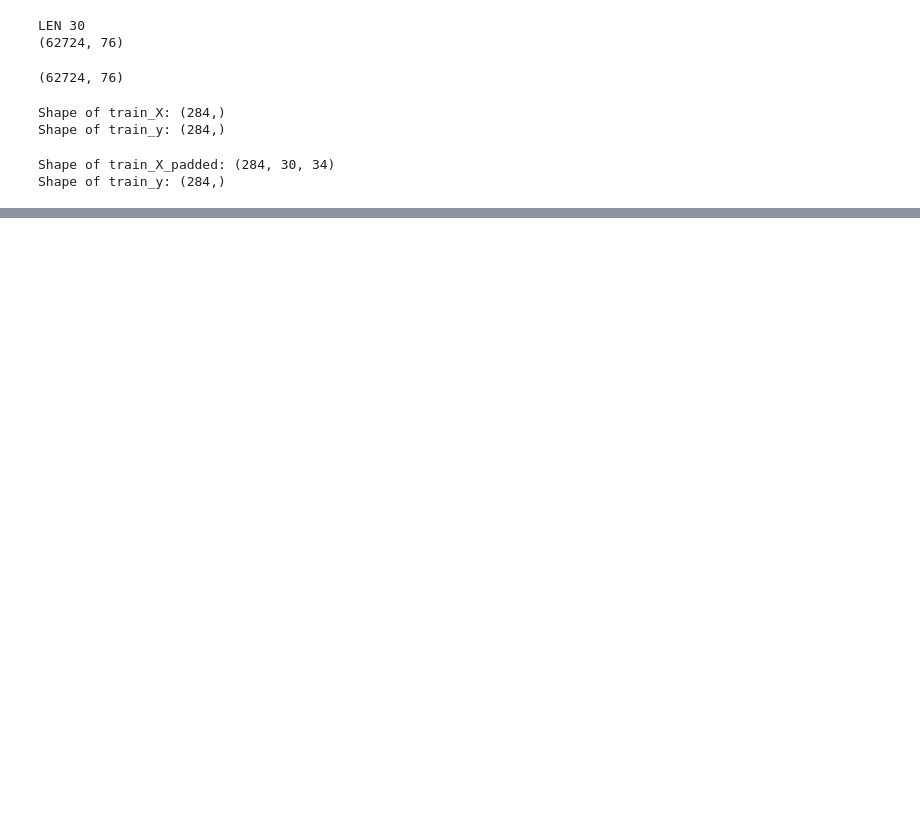
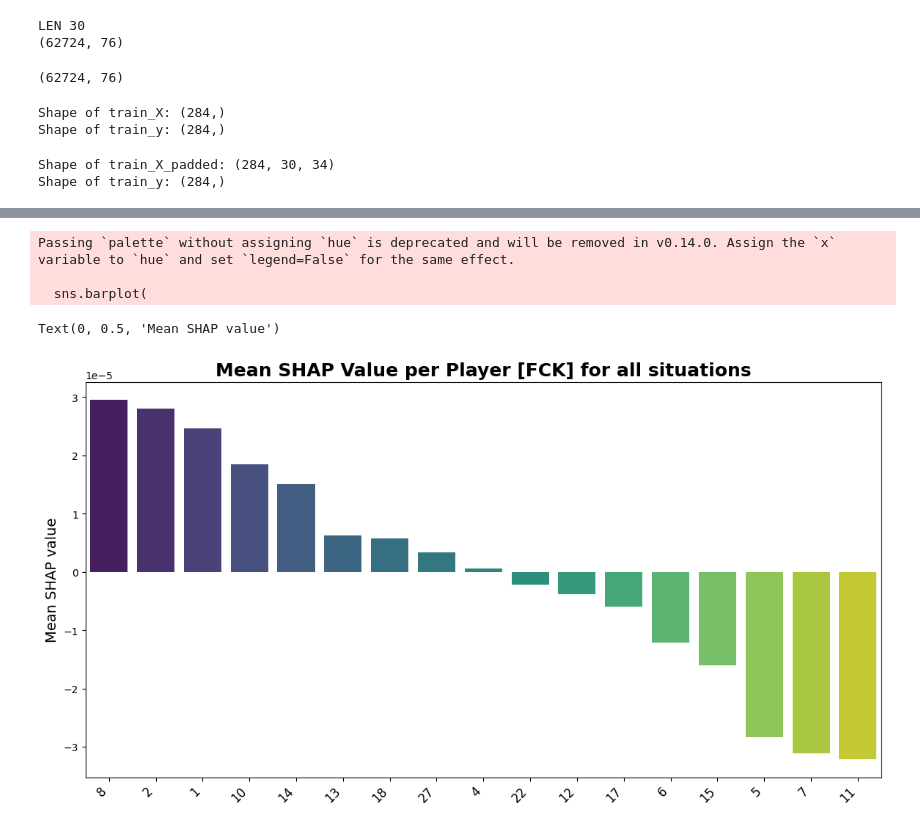
Before and after one commit to adiguzeldeniz/ekip_makine, a Jupyter notebook: RNN_to_sequence_by_number.ipynb, the cells around one changed output, grey strips where cells are left out. Drawn from its saved outputs; the diff is of its cells as text; code cells hidden in the pictures; blank space fills up the shorter version.

```diff
--- a/RNN_to_sequence_by_number.ipynb
+++ b/RNN_to_sequence_by_number.ipynb
@@ -546,0 +581,23 @@ Passing `palette` without assigning `hue` is deprecated and will be removed in v
+# %%
+average_shap_total = {}
+for player in mean_shap_values.keys():
+    if player in mean_shap_values_negative:
+        average_shap_total[player] = (mean_shap_values[player] + mean_shap_values_negative[player]) / 2
+    else:
+        average_shap_total[player] = mean_shap_values[player]
+average_shap_total = dict(sorted(average_shap_total.items(), key=lambda item: item[1], reverse=True))
+plt.figure(figsize=(14, 7))
+sns.barplot(
+    x=list(average_shap_total.keys()),
+    y=list(average_shap_total.values()),
+    palette="viridis"
+)
+plt.xticks(rotation=45, ha='right', fontsize=12)
+plt.title('Mean SHAP Value per Player [FCK] for all situations', fontsize=18, fontweight='bold')
+plt.ylabel('Mean SHAP value', fontsize=14)
+# %% [output]
+Passing `palette` without assigning `hue` is deprecated and will be removed in v0.14.0. Assign the `x` variable to `hue` and set `legend=False` for the same effect.
+
+  sns.barplot(
+Text(0, 0.5, 'Mean SHAP value')
+[figure, added]
```
Also changed, not shown: parts of 10 cells of this notebook, 1 other file.
